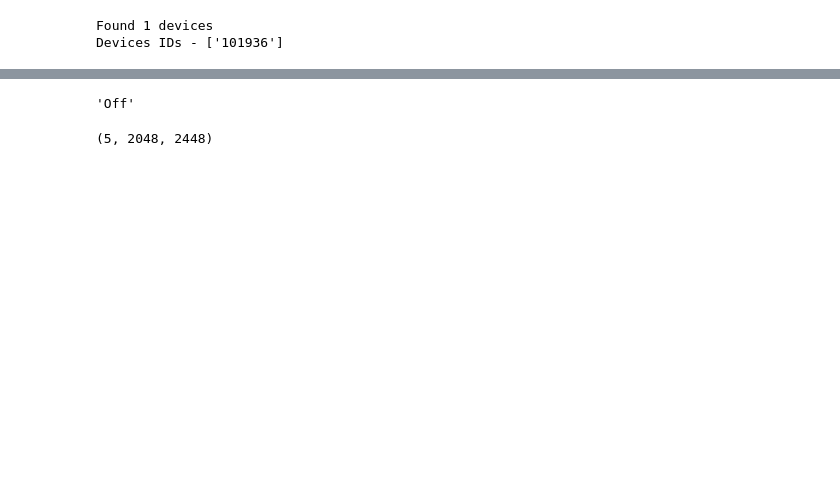
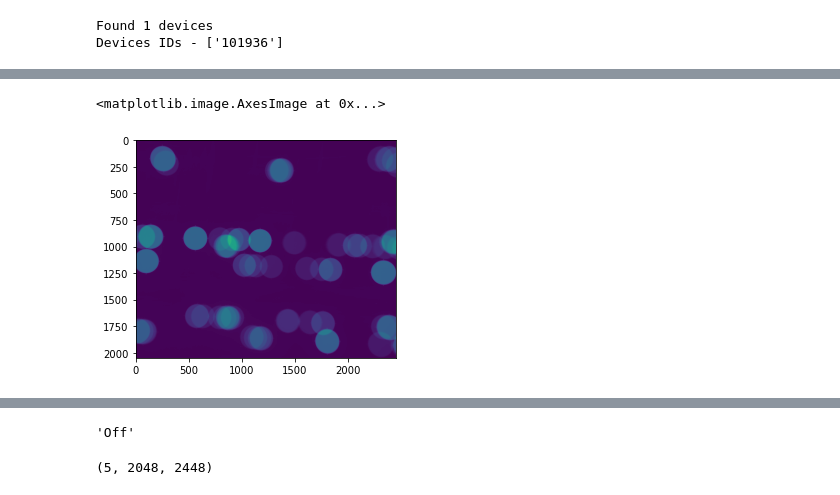
Before and after one commit to masadatz/PolCam, a Jupyter notebook: svs vistek.ipynb, the cells around one changed output, grey strips where cells are left out. Saved outputs shown, nothing was run; the diff lists cells and outputs as text; code cells hidden in the pictures; blank space fills up the shorter version.

```diff
--- a/svs vistek.ipynb
+++ b/svs vistek.ipynb
@@ -77,4 +79,23 @@ plt.savefig(num+'AoLP.png')
 # %%
-# imager.get_images(show_images=True, save_images=False)
-raw_images = imager.capture_sequence(num_frames=1, sleep_seconds=0.2)
+#imager.get_images(show_images=True, save_images=True)
+import matplotlib.pyplot as plt
+import numpy as np
+import time
+num_frames=200
+num_cameras=1
+time.sleep(10)
+raw_images, metadata = imager.capture_sequence(num_frames, sleep_seconds1=5,sleep_seconds2=0.2)
+# print(metadata[0])
+# print(np.array(raw_images).shape)
+raw_images = np.array(raw_images)
+for i,(frame, (run_indx, img_time, cam_id)) in enumerate(zip(raw_images, metadata)):
+    im = Image.fromarray(frame[0])
+    im.save(f'{run_indx}_{img_time.strftime("%Y%m%d_%H%M%S")}_{cam_id}.tiff')
+
+# print(np.array(raw_images[0]))
+#arr = np.empty((num_frames,num_cameras,2048,2448), dtype='uint8')
+#for frame_num in range(num_frames):
+#    arr[frame_num] = np.array(raw_images[0][frame_num])
+#np.save('cal_g_600_Auto', arr)
+print
 # %% [output]
@@ -81,0 +120,9 @@ KeyboardInterrupt:
+# %%
+import matplotlib.pyplot as plt
+
+sum_images = raw_images.sum(axis=0)
+sum_images = 255*sum_images/(np.max(sum_images))
+plt.imshow(sum_images[0])
+# %% [output]
+<matplotlib.image.AxesImage at 0x...>
+[figure, added]
```
Also changed, not shown: parts of 11 cells of this notebook, 1 other file.
